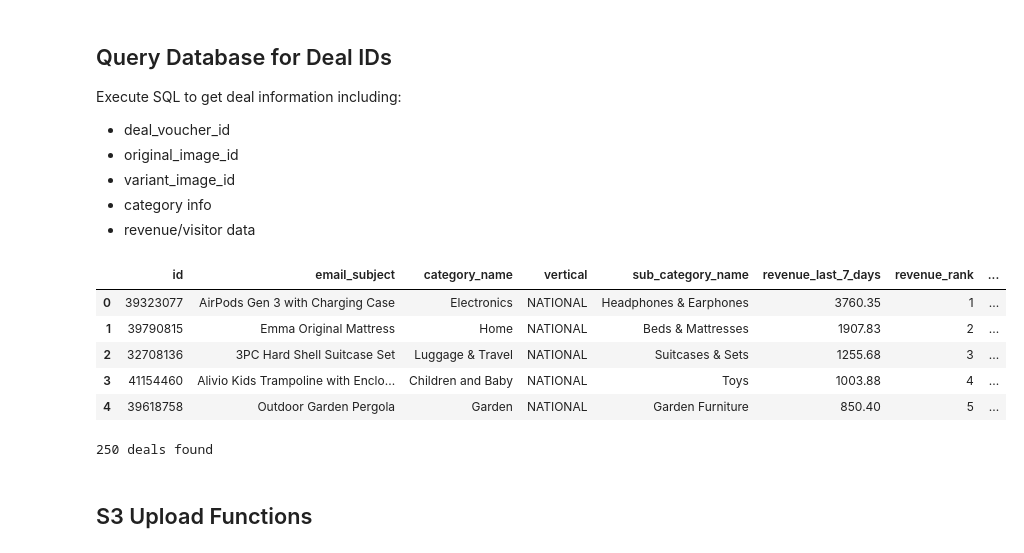
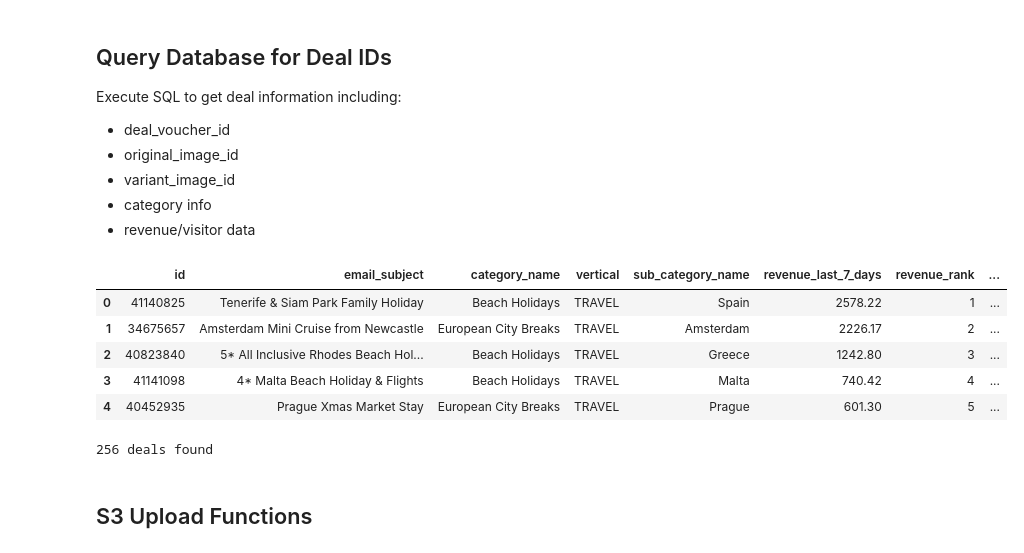
Before and after one commit to oatesewow/ai-images, a Jupyter notebook: generate_variants_file_based.ipynb, the cells around one changed output. Cells and saved outputs as stored; diff of their text form; code cells hidden in the pictures.

```diff
--- a/generate_variants_file_based.ipynb
+++ b/generate_variants_file_based.ipynb
@@ -319,45 +310,49 @@ LEFT JOIN real.deal_voucher_image dvi ON dvi.deal_voucher_id = dv.id AND dvi.pos
 LEFT JOIN real.deal_voucher_category dvc ON dvc.id = dv.category_id
 LEFT JOIN real.deal_voucher_sub_category dvsc ON dvsc.id = dv.sub_category_id
 LEFT JOIN real.site s ON s.id = dv.deal_location_id AND s.site_name = 'National Deal'
+JOIN real.business b on b.id = dv.business_id
 WHERE trunc(dv.closing_date) >= trunc(sysdate) + 21
 and p.status_id = 1
+and (lower(b.comments) not ilike '%no_ai_image%' or b.comments is null)
 AND dv.currency = 'GBP'
 AND dv.business_id not in (16456891,16512447)
 AND NOT EXISTS (
     SELECT 1
       FROM temp.opt_image_variants oiv
       WHERE oiv.deal_voucher_id = dv.id
       AND (
       ((batch_name ILIKE '%manual%' AND status IN (1,3))
         or (batch_name = 'OPEN AI Images' AND status IN (1,3))
        OR (batch_name NOT IN ('Manual Opt', 'OPEN AI Images') AND status = 1)
         )
     )
 )
+and image_id_pos_0 is not null
 AND dv.email_subject NOT ILIKE '%mystery%'
 and dv.email_subject not ilike '%lafufu%'
-and dvc.canonical_path_type = 'NATIONAL'
+and dv.email_subject not ilike '%disney%'
+--and dvc.canonical_path_type = 'NATIONAL'
+and dvc.name in ('Beach Holidays','European City Breaks','Restaurants & Bars')
 GROUP BY dv.id, dv.email_subject, dvc.name, dvsc.name, dvc.canonical_path_type, dvi.id, dvi.deal_voucher_id, dvi.extension, dr.total_revenue, dv.deal_product
 ORDER BY COALESCE(dr.total_revenue, 0) DESC
-limit 250;
-
+--limit 10;
     """
     df = pd.read_sql(query, conn)
     conn.close()
     return df
 
 # Get deals to process
 deals_df = get_deals_for_processing_revenue()
 display(deals_df.head())
 print(f"{len(deals_df)} deals found")
 # %% [output]
 |  | id | email_subject | category_name | vertical | sub_category_name | revenue_last_7_days | revenue_rank | ... |
-| 0 | 39323077 | AirPods Gen 3 with Charging Case | Electronics | NATIONAL | Headphones & Earphones | 3760.35 | 1 | ... |
-| 1 | 39790815 | Emma Original Mattress | Home | NATIONAL | Beds & Mattresses | 1907.83 | 2 | ... |
-| 2 | 32708136 | 3PC Hard Shell Suitcase Set | Luggage & Travel | NATIONAL | Suitcases & Sets | 1255.68 | 3 | ... |
-| 3 | 41154460 | Alivio Kids Trampoline with Enclo... | Children and Baby | NATIONAL | Toys | 1003.88 | 4 | ... |
-| 4 | 39618758 | Outdoor Garden Pergola | Garden | NATIONAL | Garden Furniture | 850.40 | 5 | ... |
+| 0 | 41140825 | Tenerife & Siam Park Family Holiday | Beach Holidays | TRAVEL | Spain | 2578.22 | 1 | ... |
+| 1 | 34675657 | Amsterdam Mini Cruise from Newcastle | European City Breaks | TRAVEL | Amsterdam | 2226.17 | 2 | ... |
+| 2 | 40823840 | 5* All Inclusive Rhodes Beach Hol... | Beach Holidays | TRAVEL | Greece | 1242.80 | 3 | ... |
+| 3 | 41141098 | 4* Malta Beach Holiday & Flights | Beach Holidays | TRAVEL | Malta | 740.42 | 4 | ... |
+| 4 | 40452935 | Prague Xmas Market Stay | European City Breaks | TRAVEL | Prague | 601.30 | 5 | ... |
-250 deals found
+256 deals found
 # %% [markdown]
 ## S3 Upload Functions
 # %%
```
Also changed, not shown: parts of 10 cells of this notebook, 56 other files.
